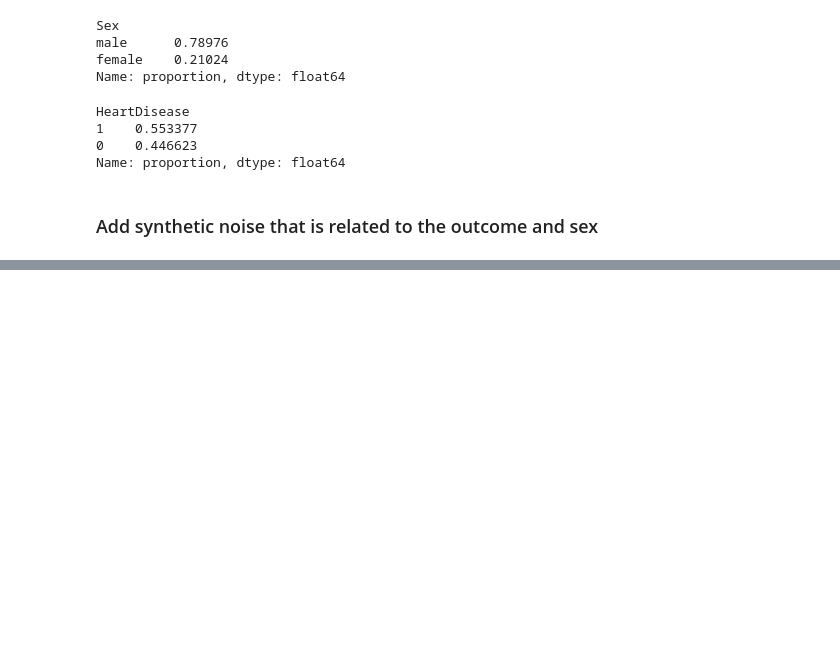
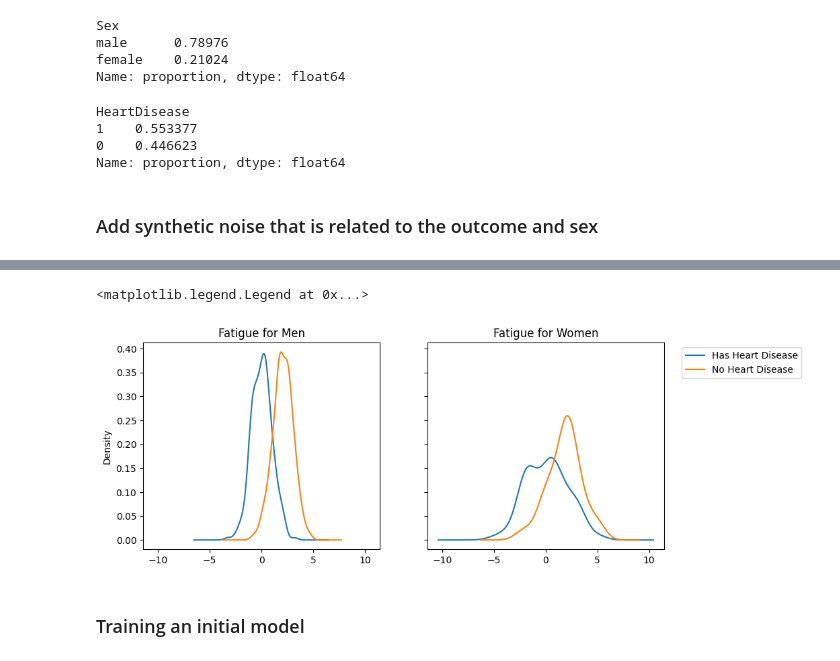
Before and after one commit to XueningD65/TriageAssist, a Jupyter notebook: dataset_load_and_test.ipynb, the cells around one changed output, grey strips where cells are left out. Cells and saved outputs as stored; diff of their text form; code cells hidden in the pictures; blank space fills up the shorter version.

```diff
--- a/dataset_load_and_test.ipynb
+++ b/dataset_load_and_test.ipynb
@@ -124,7 +128,10 @@ Name: proportion, dtype: float64
 # %% [markdown]
 ### Add synthetic noise that is related to the outcome and sex
 # %%
-df['Sex'] = df.Sex.map({'female': 2, 'male': 1})
+df = pd.read_csv('heart.csv', header = 0)
+df.columns = ['Age','Sex','ChestPainType','RestingBP','Cholesterol','FastingBS','RestingECG','MaxHR','ExerciseAngina','Oldpeak','ST_Slope','HeartDisease']
+
+df['Sex'] = df.Sex.map({'F': 2, 'M': 1})
 Y, A = df.loc[:, "HeartDisease"], df.loc[:, "Sex"]
 X = pd.get_dummies(df.drop(columns=["HeartDisease", "Sex"]))
-X.loc[:, "Interest"] = np.random.normal(loc=2 * Y, scale=A)
+X.loc[:, "Fatigue"] = np.random.normal(loc=2 * Y, scale=A)
@@ -130,0 +155,25 @@ X.loc[:, "Interest"] = np.random.normal(loc=2 * Y, scale=A)
+# %%
+fig, (ax_1, ax_2) = plt.subplots(
+    ncols=2, figsize=(10, 4), sharex=True, sharey=True
+)
+X["Fatigue"][(A == 1) & (Y == 0)].plot(
+    kind="kde", label="Has Heart Disease", ax=ax_1, title="Fatigue for Men"
+)
+X["Fatigue"][(A == 1) & (Y == 1)].plot(
+    kind="kde", label="No Heart Disease", ax=ax_1
+)
+X["Fatigue"][(A == 2) & (Y == 0)].plot(
+    kind="kde",
+    label="Has Heart Disease",
+    ax=ax_2,
+    legend=True,
+    title="Fatigue for Women",
+)
+X["Fatigue"][(A == 2) & (Y == 1)].plot(
+    kind="kde", label="No Heart Disease", ax=ax_2, legend=True
+).legend(bbox_to_anchor=(1.6, 1))
+# %% [output]
+<matplotlib.legend.Legend at 0x...>
+[figure, added]
+# %% [markdown]
+### Training an initial model
```
Also changed, not shown: parts of 29 cells of this notebook, 10 other files.
